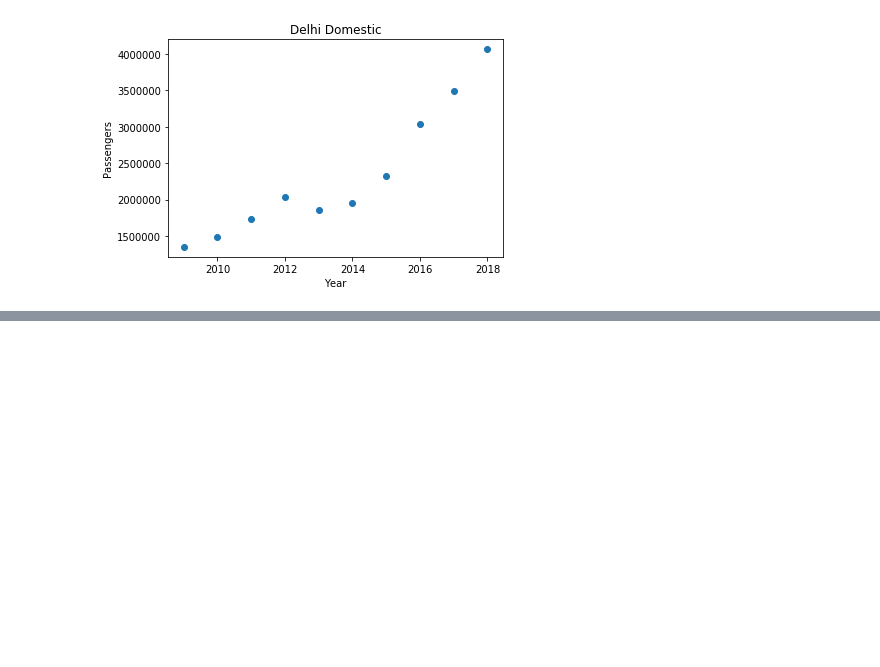
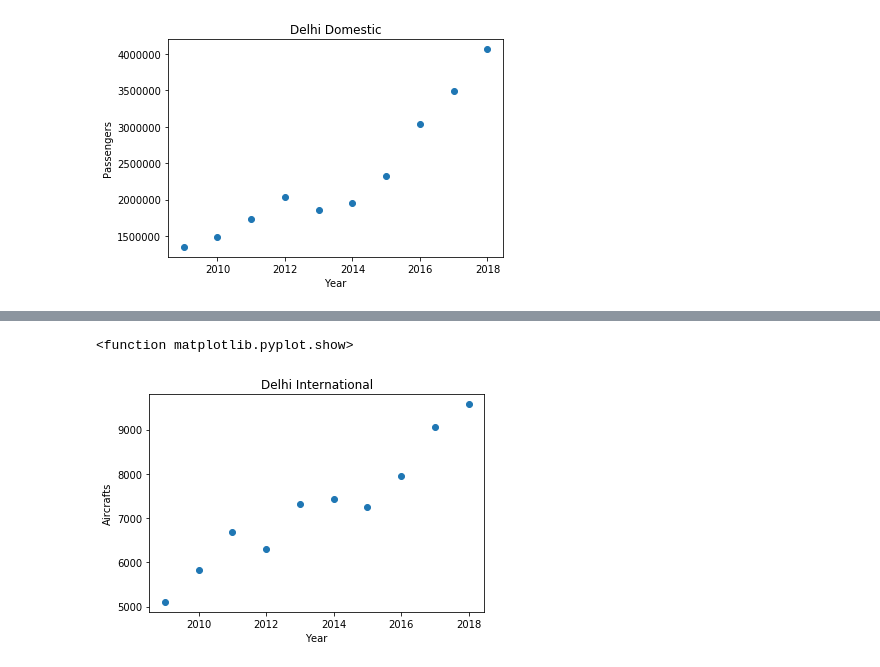
Before and after one commit to kushalguptadeveloper/Airport-Authority-Of-India-Internship-Project, a Jupyter notebook: AAI.ipynb, the cells around one changed output, grey strips where cells are left out. Drawn from its saved outputs; the diff is of its cells as text; code cells hidden in the pictures; blank space fills up the shorter version.

```diff
--- a/AAI.ipynb
+++ b/AAI.ipynb
@@ -505,0 +536,9 @@ Object `rbind` not found.
+# %%
+plt.scatter(X_mar,Y_mar_aircraft_international_delhi)
+plt.title("Delhi International")
+plt.ylabel("Aircrafts")
+plt.xlabel("Year")
+plt.show
+# %% [output]
+<function matplotlib.pyplot.show>
+[figure, added]
```
Also changed, not shown: parts of 30 cells of this notebook.
